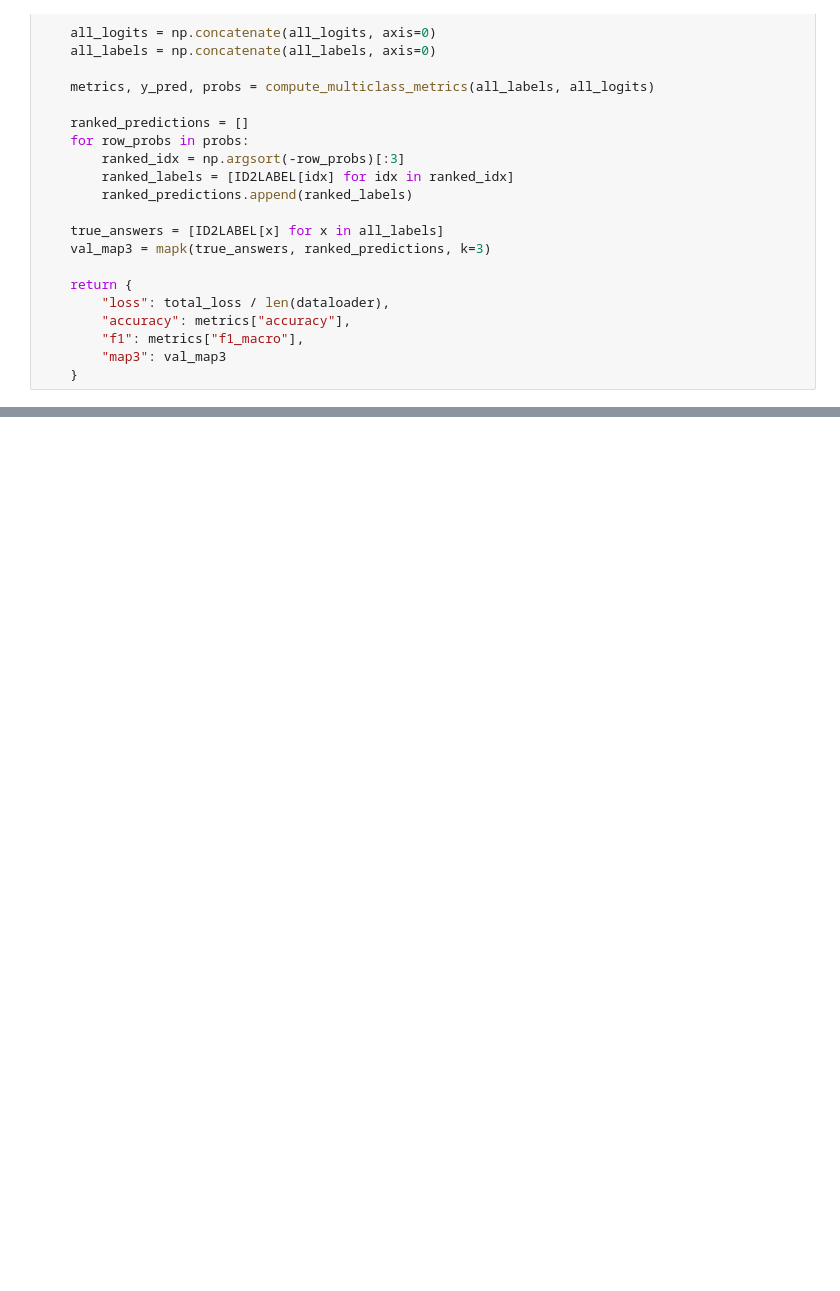
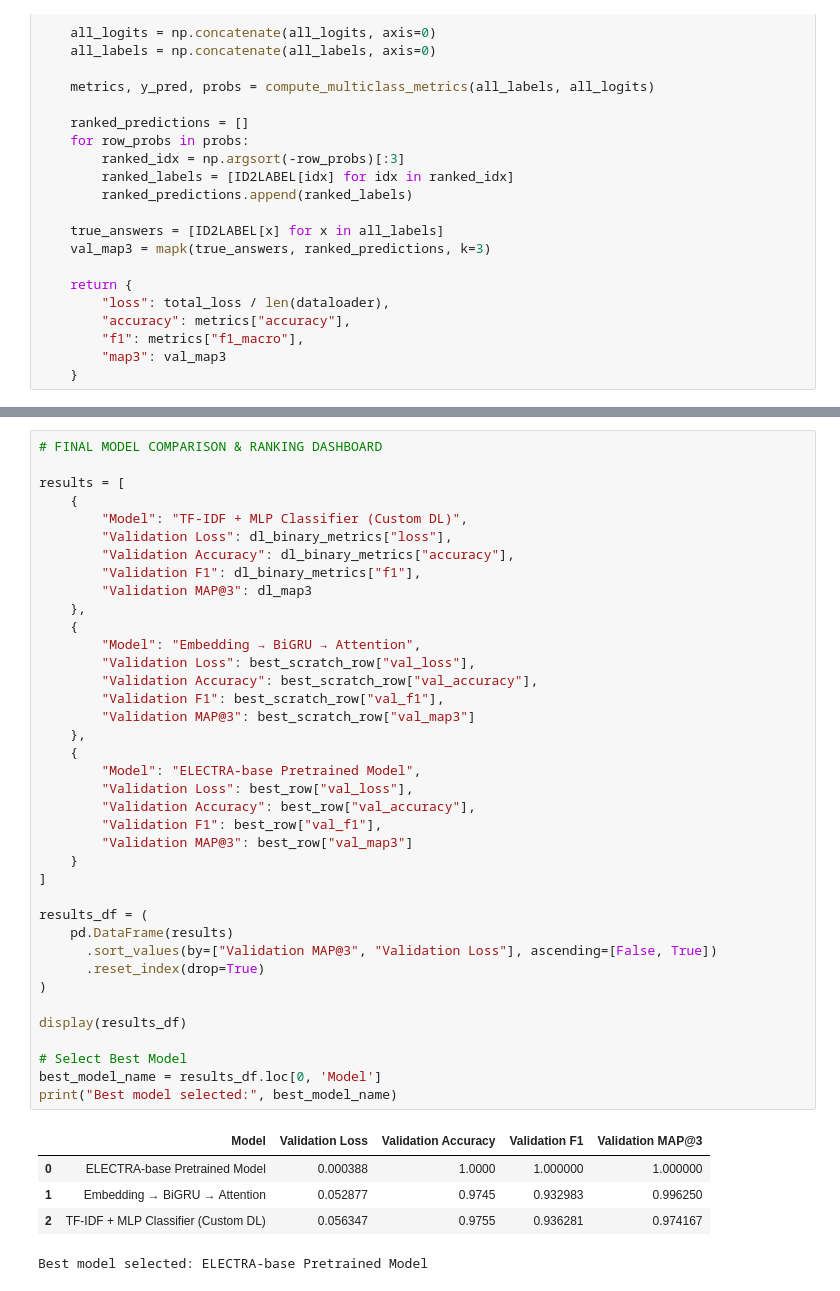
Before and after one commit to Hariom9991/dl-24f1000881-notebook-t22026, a Jupyter notebook: kaggle_notebook.ipynb, the cells around one changed output, grey strips where cells are left out. Drawn from its saved outputs; the diff is of its cells as text; blank space fills up the shorter version.

```diff
--- a/kaggle_notebook.ipynb
+++ b/kaggle_notebook.ipynb
@@ -875,0 +1492,44 @@ Tokenizer : electra_base_tokenizer/
+# %%
+# FINAL MODEL COMPARISON & RANKING DASHBOARD
+
+results = [
+    {
+        "Model": "TF-IDF + MLP Classifier (Custom DL)",
+        "Validation Loss": dl_binary_metrics["loss"],
+        "Validation Accuracy": dl_binary_metrics["accuracy"],
+        "Validation F1": dl_binary_metrics["f1"],
+        "Validation MAP@3": dl_map3
+    },
+    {
+        "Model": "Embedding → BiGRU → Attention",
+        "Validation Loss": best_scratch_row["val_loss"],
+        "Validation Accuracy": best_scratch_row["val_accuracy"],
+        "Validation F1": best_scratch_row["val_f1"],
+        "Validation MAP@3": best_scratch_row["val_map3"]
+    },
+    {
+        "Model": "ELECTRA-base Pretrained Model",
+        "Validation Loss": best_row["val_loss"],
+        "Validation Accuracy": best_row["val_accuracy"],
+        "Validation F1": best_row["val_f1"],
+        "Validation MAP@3": best_row["val_map3"]
+    }
+]
+
+results_df = (
+    pd.DataFrame(results)
+      .sort_values(by=["Validation MAP@3", "Validation Loss"], ascending=[False, True])
+      .reset_index(drop=True)
+)
+
+display(results_df)
+
+# Select Best Model
+best_model_name = results_df.loc[0, 'Model']
+print("Best model selected:", best_model_name)
+# %% [output]
+|  | Model | Validation Loss | Validation Accuracy | Validation F1 | Validation MAP@3 |
+| 0 | ELECTRA-base Pretrained Model | 0.000388 | 1.0000 | 1.000000 | 1.000000 |
+| 1 | Embedding → BiGRU → Attention | 0.052877 | 0.9745 | 0.932983 | 0.996250 |
+| 2 | TF-IDF + MLP Classifier (Custom DL) | 0.056347 | 0.9755 | 0.936281 | 0.974167 |
+Best model selected: ELECTRA-base Pretrained Model
```
Also changed, not shown: parts of 26 cells of this notebook.
